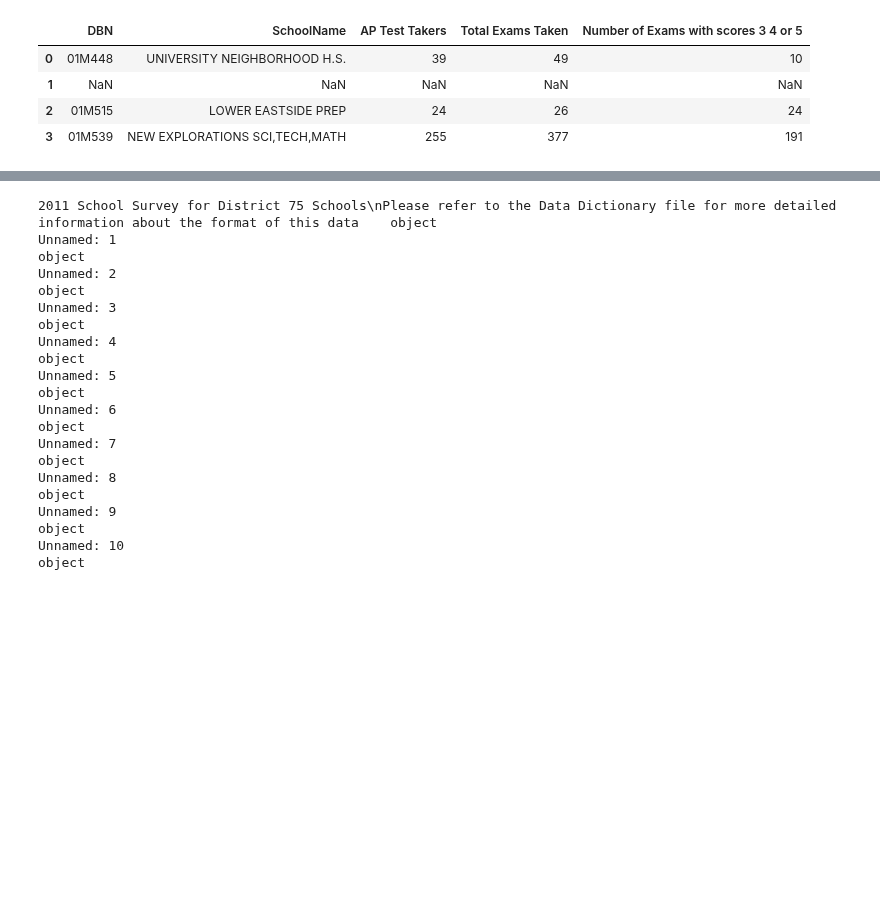
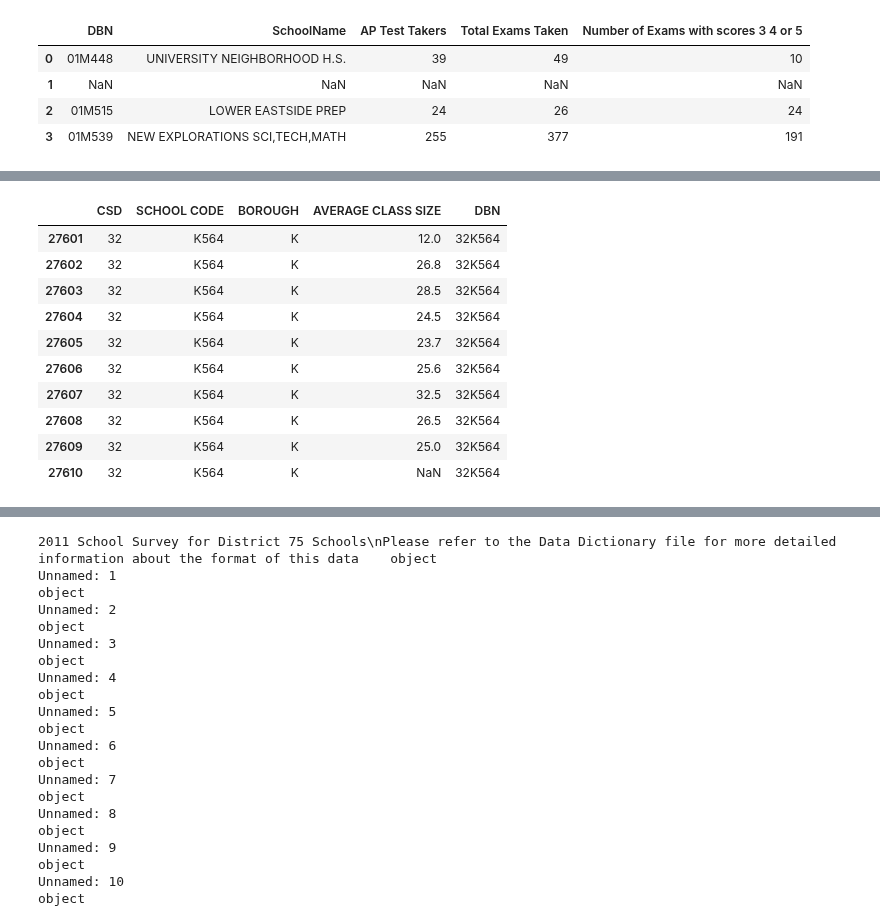
Before and after one commit to ckyko/CSC59970Project, a Jupyter notebook: school_scores.ipynb, the cells around one changed output, grey strips where cells are left out. Cells and saved outputs as stored; diff of their text form; code cells hidden in the pictures; blank space fills up the shorter version.

```diff
--- a/school_scores.ipynb
+++ b/school_scores.ipynb
@@ -278,3 +278,22 @@ dtype: object
 | 2 | 1 | M | M015 | P.S. 015 Roberto Clemente | 01 | GEN ED | - | ... |
 | 3 | 1 | M | M015 | P.S. 015 Roberto Clemente | 01 | CTT | - | ... |
 | 4 | 1 | M | M015 | P.S. 015 Roberto Clemente | 02 | GEN ED | - | ... |
+# %%
+def add_DBN_to_class(row):
+    dbn = "{0:02d}{1}".format(row["CSD"], row["SCHOOL CODE"])
+    return dbn
+cl_size = r_size.loc[:, {'CSD','BOROUGH','SCHOOL CODE', 'AVERAGE CLASS SIZE'}]
+cl_size["DBN"] = cl_size.apply(add_DBN_to_class, axis=1)
+cl_size.tail(10)
+# %% [output]
+|  | CSD | SCHOOL CODE | BOROUGH | AVERAGE CLASS SIZE | DBN |
+| 27601 | 32 | K564 | K | 12.0 | 32K564 |
+| 27602 | 32 | K564 | K | 26.8 | 32K564 |
+| 27603 | 32 | K564 | K | 28.5 | 32K564 |
+| 27604 | 32 | K564 | K | 24.5 | 32K564 |
+| 27605 | 32 | K564 | K | 23.7 | 32K564 |
+| 27606 | 32 | K564 | K | 25.6 | 32K564 |
+| 27607 | 32 | K564 | K | 32.5 | 32K564 |
+| 27608 | 32 | K564 | K | 26.5 | 32K564 |
+| 27609 | 32 | K564 | K | 25.0 | 32K564 |
+| 27610 | 32 | K564 | K | NaN | 32K564 |
```
Also changed, not shown: parts of 1 cell of this notebook.
